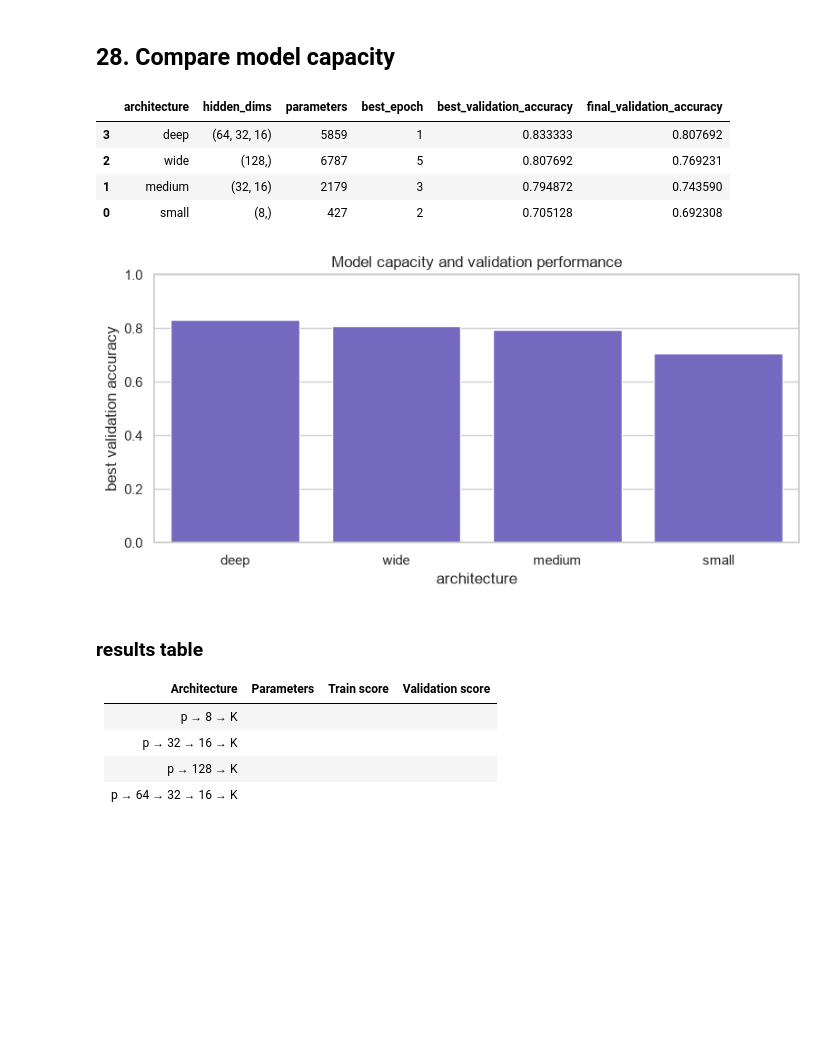
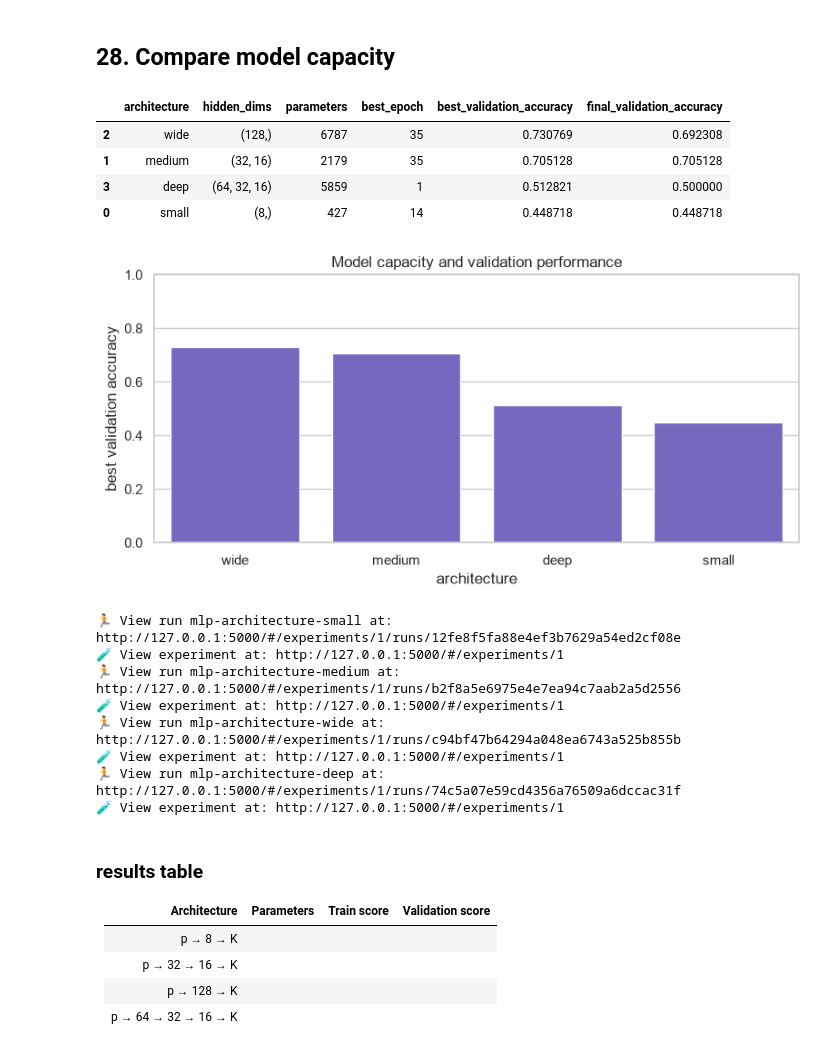
Before and after one commit to mrazzb/KSE_ML_for_bioinformatics, a Jupyter notebook: practicals/week6/Practical_06_Neural_Networks_Microscopy.ipynb, the cells around one changed output. Saved outputs shown, nothing was run; the diff lists cells and outputs as text; code cells hidden in the pictures; blank space fills up the shorter version.

```diff
--- a/practicals/week6/Practical_06_Neural_Networks_Microscopy.ipynb
+++ b/practicals/week6/Practical_06_Neural_Networks_Microscopy.ipynb
@@ -417,7 +405,7 @@ display(df.isna().sum().sort_values(ascending=False).head(15).rename("missing").
 
 for column in ["cell_type", "sample_group"]:
     print(f"{column}: {df[column].nunique()} unique values")
-    display(df[column].value_counts(dropna=False).head(10).rename("count").to_frame())
+    display(df[column].value_counts(dropna=False).rename("count").to_frame())
 # %% [output]
 0                            cell_type
 1                         sample_group
@@ -1431,7 +1380,7 @@ def evaluate(model, loader, criterion, device):
 # %% [markdown]
 ## 24. Full training loop
 # %%
-N_EPOCHS = 50
+N_EPOCHS = 100
 
 history = {"train_loss": [], "val_loss": [], "train_acc": [], "val_acc": []}
 
@@ -1874,7 +1845,7 @@ capacity_models = {}
 for name, hidden_dims in architectures.items():
     capacity_model, capacity_history, best_epoch_capacity = fit_experiment(
         hidden_dims=hidden_dims,
-        lr=1e-3,
+        lr=1e-4,
         epochs=35,
     )
     capacity_histories[name] = capacity_history
@@ -1914,38 +1885,46 @@ for name, hidden_dims in architectures.items():
         "validation_loss": architecture_history["val_loss"],
         "train_accuracy": architecture_history["train_acc"],
         "validation_accuracy": architecture_history["val_acc"],
     }
     log_mlflow_training_run(
         run_name=f"mlp-architecture-{name}",
         params={
             "framework": "pytorch",
             "architecture": name,
             "hidden_dims": str(hidden_dims),
             "requested_epochs": 35,
             "actual_epochs": len(architecture_history["train_loss"]),
             "best_epoch": next(
                 row["best_epoch"]
                 for row in capacity_results
                 if row["architecture"] == name
             ),
             "learning_rate": 1e-3,
             "random_state": RANDOM_STATE,
         },
         series=architecture_series,
         final_metrics={
             "best_validation_accuracy": max(architecture_history["val_acc"]),
             "best_validation_loss": min(architecture_history["val_loss"]),
         },
         model=capacity_models[name],
         model_type="pytorch",
     )
 # %% [output]
 |  | architecture | hidden_dims | parameters | best_epoch | best_validation_accuracy | final_validation_accuracy |
-| 3 | deep | (64, 32, 16) | 5859 | 1 | 0.833333 | 0.807692 |
-| 2 | wide | (128,) | 6787 | 5 | 0.807692 | 0.769231 |
-| 1 | medium | (32, 16) | 2179 | 3 | 0.794872 | 0.743590 |
-| 0 | small | (8,) | 427 | 2 | 0.705128 | 0.692308 |
+| 2 | wide | (128,) | 6787 | 35 | 0.730769 | 0.692308 |
+| 1 | medium | (32, 16) | 2179 | 35 | 0.705128 | 0.705128 |
+| 3 | deep | (64, 32, 16) | 5859 | 1 | 0.512821 | 0.500000 |
+| 0 | small | (8,) | 427 | 14 | 0.448718 | 0.448718 |
-[figure, old version]
+[figure, new version]
+🏃 View run mlp-architecture-small at: http://127.0.0.1:5000/#/experiments/1/runs/12fe8f5fa88e4ef3b7629a54ed2cf08e
+🧪 View experiment at: http://127.0.0.1:5000/#/experiments/1
+🏃 View run mlp-architecture-medium at: http://127.0.0.1:5000/#/experiments/1/runs/b2f8a5e6975e4e7ea94c7aab2a5d2556
+🧪 View experiment at: http://127.0.0.1:5000/#/experiments/1
+🏃 View run mlp-architecture-wide at: http://127.0.0.1:5000/#/experiments/1/runs/c94bf47b64294a048ea6743a525b855b
+🧪 View experiment at: http://127.0.0.1:5000/#/experiments/1
+🏃 View run mlp-architecture-deep at: http://127.0.0.1:5000/#/experiments/1/runs/74c5a07e59cd4356a76509a6dccac31f
+🧪 View experiment at: http://127.0.0.1:5000/#/experiments/1
 # %% [markdown]
 ### results table
 
```
Also changed, not shown: parts of 20 cells of this notebook, 15 other files.
